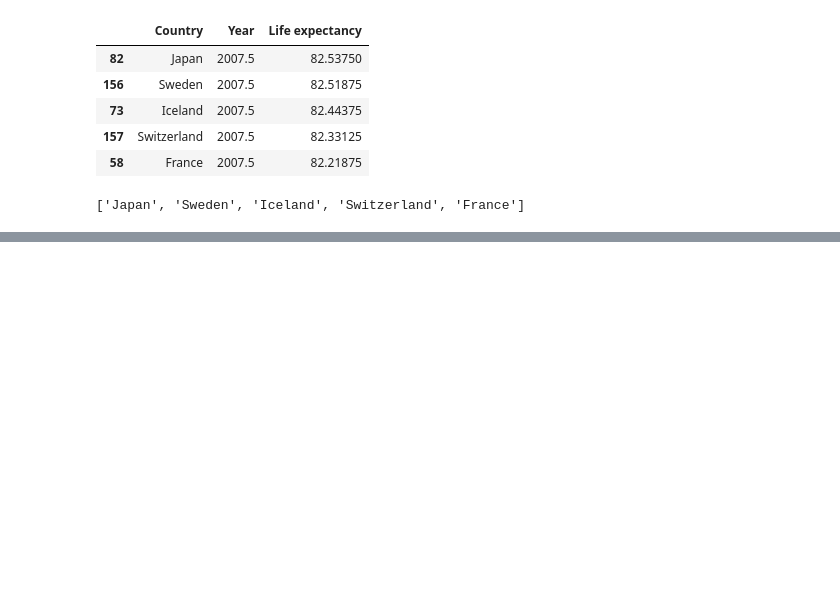
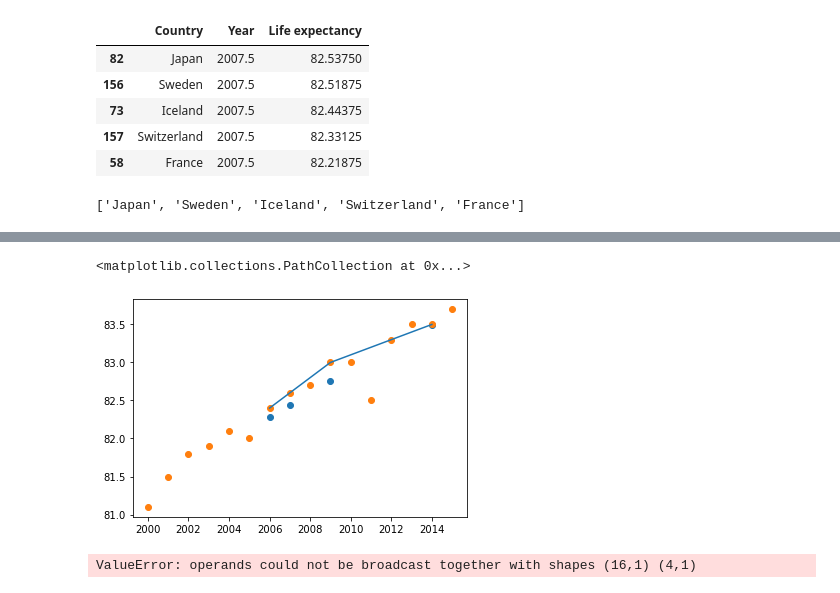
Before and after one commit to majaminnaert/TimeMachine2100, a Jupyter notebook: sketchbook.ipynb, the cells around one changed output, grey strips where cells are left out. Drawn from its saved outputs; the diff is of its cells as text; code cells hidden in the pictures; blank space fills up the shorter version.

```diff
--- a/sketchbook.ipynb
+++ b/sketchbook.ipynb
@@ -107,0 +140,9 @@ life_exp_Japan.corr()
+# %%
+from sklearn.preprocessing import PolynomialFeatures
+from sklearn.linear_model import LinearRegression
+from sklearn.pipeline import Pipeline
+
+polynomial_regression = Pipeline((
+    ("poly_features", PolynomialFeatures(2, include_bias=False)),
+    ("poly_reg", LinearRegression()),
+))
@@ -107,0 +154,17 @@ life_exp_Japan.corr()
+# %%
+polynomial_regression.fit(x_train_Japan, y_train_Japan)
+predictions = polynomial_regression.predict(x_test_Japan)
+plt.plot(x_test_Japan, y_test_Japan)
+plt.scatter(x_test_Japan, predictions)
+plt.scatter(x_Japan, y_Japan)
+# %% [output]
+<matplotlib.collections.PathCollection at 0x...>
+[figure, added]
+# %%
+def coef_determination(y, pred):
+    u = ((y - pred)**2).sum()
+    v = ((y - y.mean())**2).sum()
+    return 1 - u/v
+coef_determination(y_Japan, predictions)
+# %% [output]
+ValueError: operands could not be broadcast together with shapes (16,1) (4,1)
```
Also changed, not shown: parts of 10 cells of this notebook.
